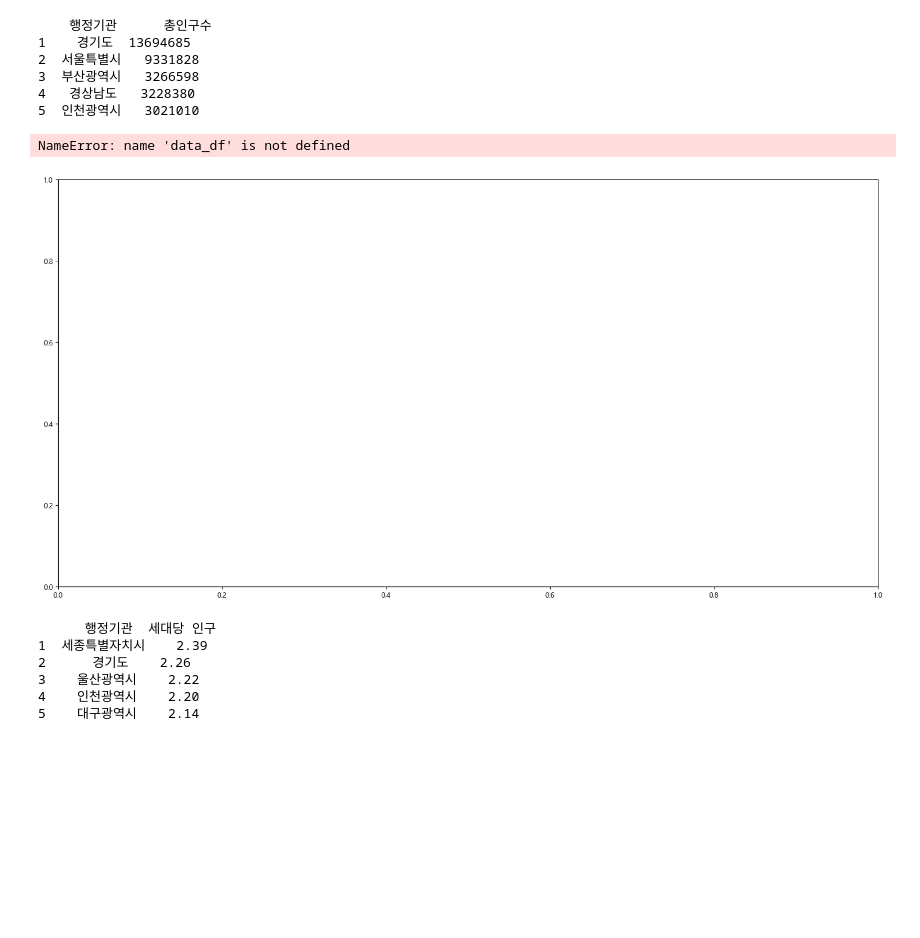
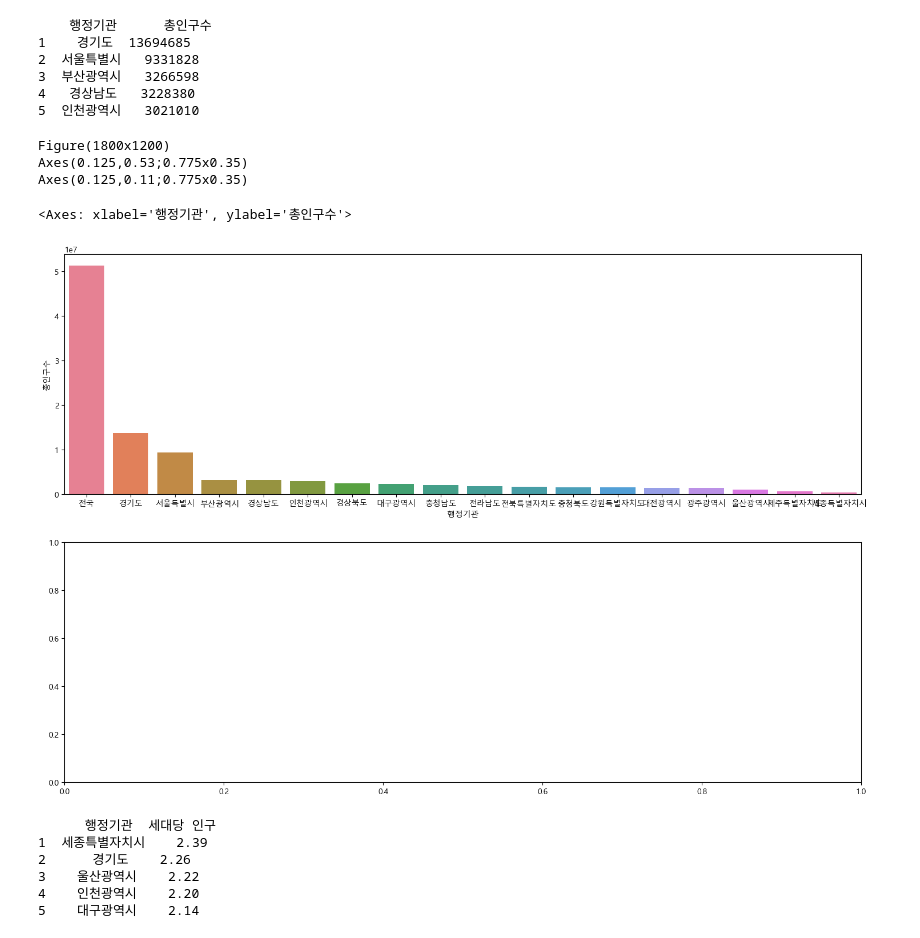
Before and after one commit to Eojinn/Python_Webscraping_analysis, a Jupyter notebook: 연습문제_웹스크래핑/04_인구현황분석.ipynb, the cells around one changed output. Cells and saved outputs as stored; diff of their text form; code cells hidden in the pictures; blank space fills up the shorter version.

```diff
--- a/연습문제_웹스크래핑/04_인구현황분석.ipynb
+++ b/연습문제_웹스크래핑/04_인구현황분석.ipynb
@@ -51,45 +51,25 @@ print(result)
 4   경상남도   3228380
 5  인천광역시   3021010
 # %%
+import matplotlib
 import matplotlib.pyplot as plt
+import matplotlib.font_manager as fm
 import seaborn as sns
 
-# 1. 한글 폰트 설정 (환경에 맞게 선택)
-plt.rcParams['font.family'] = 'Malgun Gothic' # Windows
-# plt.rcParams['font.family'] = 'AppleGothic'  # Mac
-plt.rcParams['axes.unicode_minus'] = False
-
-# 2. axes 객체 생성
-# 데이터의 양이 많을 수 있으므로 가로 길이를 충분히 확보합니다.
-figure, ax = plt.subplots(nrows=1, ncols=1)
-figure.set_size_inches(20, 10)
-
-# 3. 인구수 기준 내림차순 정렬 및 시각화
-# 변수명을 'data_df' 혹은 현재 사용 중인 데이터프레임 명으로 변경하세요.
-sns.barplot(
-    data=data_df.sort_values(by='인구수', ascending=False),
-    x='행정구역',
-    y='인구수',
-    ax=ax,
-    hue='행정구역',
-    palette='magma', # 전국 단위일 때 구분이 쉽도록 화려한 팔레트 사용
-    legend=False
-)
-
-# 4. 차트 꾸미기
-ax.set_title('지역별 총인구수 비교 현황', fontsize=24, pad=20)
-ax.set_xlabel('지역명(행정구역)', fontsize=16)
-ax.set_ylabel('인구수', fontsize=16)
-
-# x축 글자가 겹칠 경우를 대비해 45도 회전 (지역이 많을 때 유용)
-plt.xticks(rotation=45)
-
-# 5. 출력
-plt.tight_layout() # 여백 조정
-plt.show()
+# subplots() 함수를 사용하여 axes 객체를 생성하기
+figure, (axes1, axes2)= plt.subplots(nrows=2, ncols=1)
+figure.set_size_inches(18,12)
+print(figure)
+print(axes1)
+print(axes2)
+# seaborn의 barplot() 함수 호출하기 - 행정구역과 인구수
+sns.barplot(data=data.sort_values(by='총인구수', ascending=False), x='행정기관', y='총인구수', ax=axes1, hue='행정기관')
 # %% [output]
-NameError: name 'data_df' is not defined
+Figure(1800x1200)
+Axes(0.125,0.53;0.775x0.35)
+Axes(0.125,0.11;0.775x0.35)
+<Axes: xlabel='행정기관', ylabel='총인구수'>
-[figure, old version]
+[figure, new version]
 # %%
 # 2. 세대당 인구수 높은 지역 Top5
 # %% [output]
```
